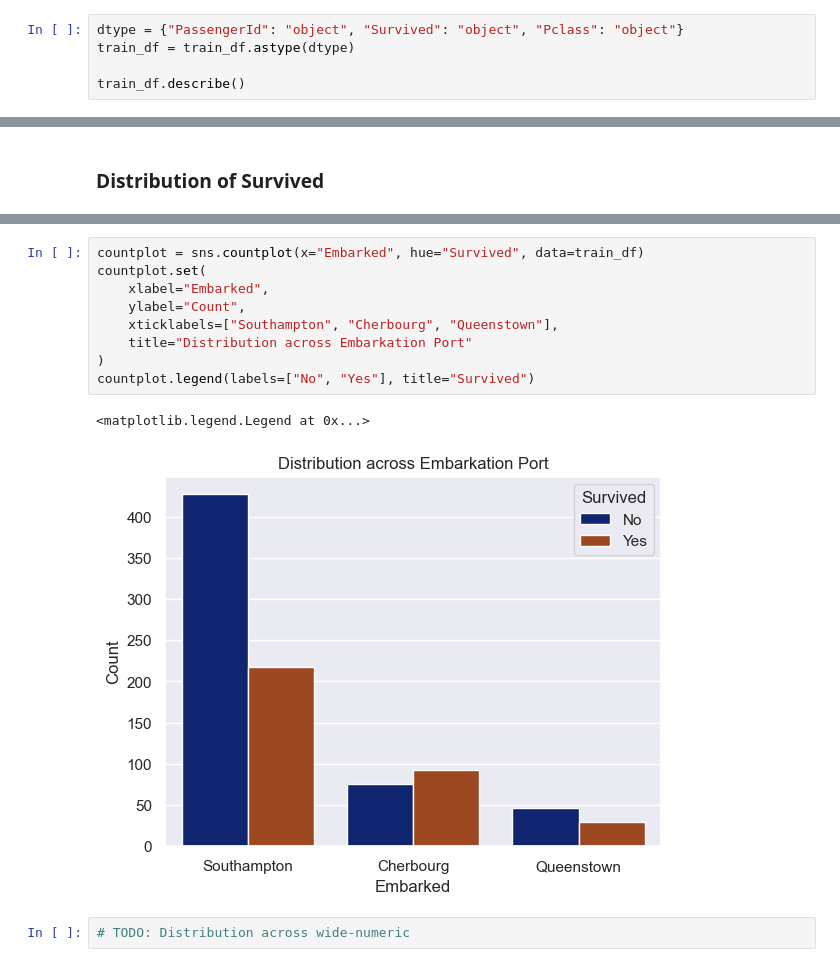
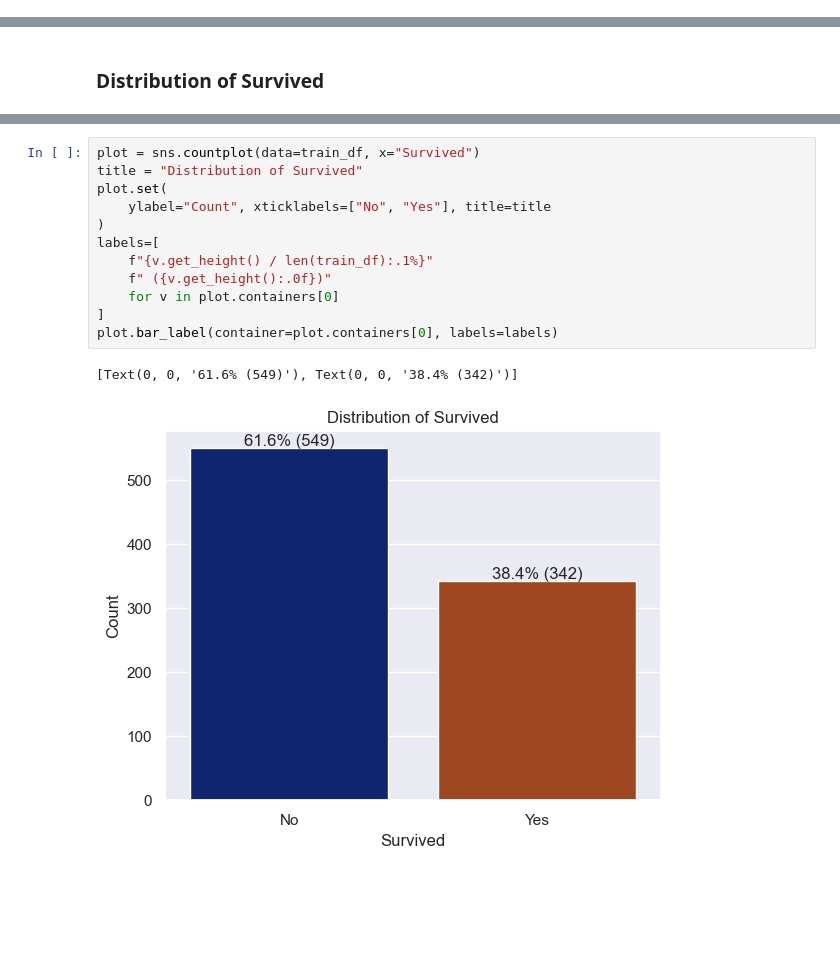
Before and after one commit to ManShunChoong/titanic-survival-prediction, a Jupyter notebook: main.ipynb, the cells around one changed output, grey strips where cells are left out. Cells and saved outputs as stored; diff of their text form; blank space fills up the shorter version.

```diff
--- a/main.ipynb
+++ b/main.ipynb
@@ -154,8 +157,3 @@ dtypes: float64(2), int64(4), object(5)
 memory usage: 36.0+ KB
 # %% [markdown]
 ### Descriptive Statistics
-# %%
-dtype = {"PassengerId": "object", "Survived": "object", "Pclass": "object"}
-train_df = train_df.astype(dtype)
-
-train_df.describe()
@@ -244,14 +210,15 @@ countplot.legend(labels=["No", "Yes"], title="Survived")
-# %%
-countplot = sns.countplot(x="Embarked", hue="Survived", data=train_df)
-countplot.set(
-    xlabel="Embarked",
-    ylabel="Count",
-    xticklabels=["Southampton", "Cherbourg", "Queenstown"],
-    title="Distribution across Embarkation Port"
-)
-countplot.legend(labels=["No", "Yes"], title="Survived")
-# %% [output]
-<matplotlib.legend.Legend at 0x...>
-[figure, removed]
-# %%
-# TODO: Distribution across wide-numeric
+# %%
+plot = sns.countplot(data=train_df, x="Survived")
+title = "Distribution of Survived"
+plot.set(
+    ylabel="Count", xticklabels=["No", "Yes"], title=title
+)
+labels=[
+    f"{v.get_height() / len(train_df):.1%}"
+    f" ({v.get_height():.0f})"
+    for v in plot.containers[0]
+]
+plot.bar_label(container=plot.containers[0], labels=labels)
+# %% [output]
+[Text(0, 0, '61.6% (549)'), Text(0, 0, '38.4% (342)')]
+[figure, added]
```
Also changed, not shown: parts of 52 cells of this notebook.
